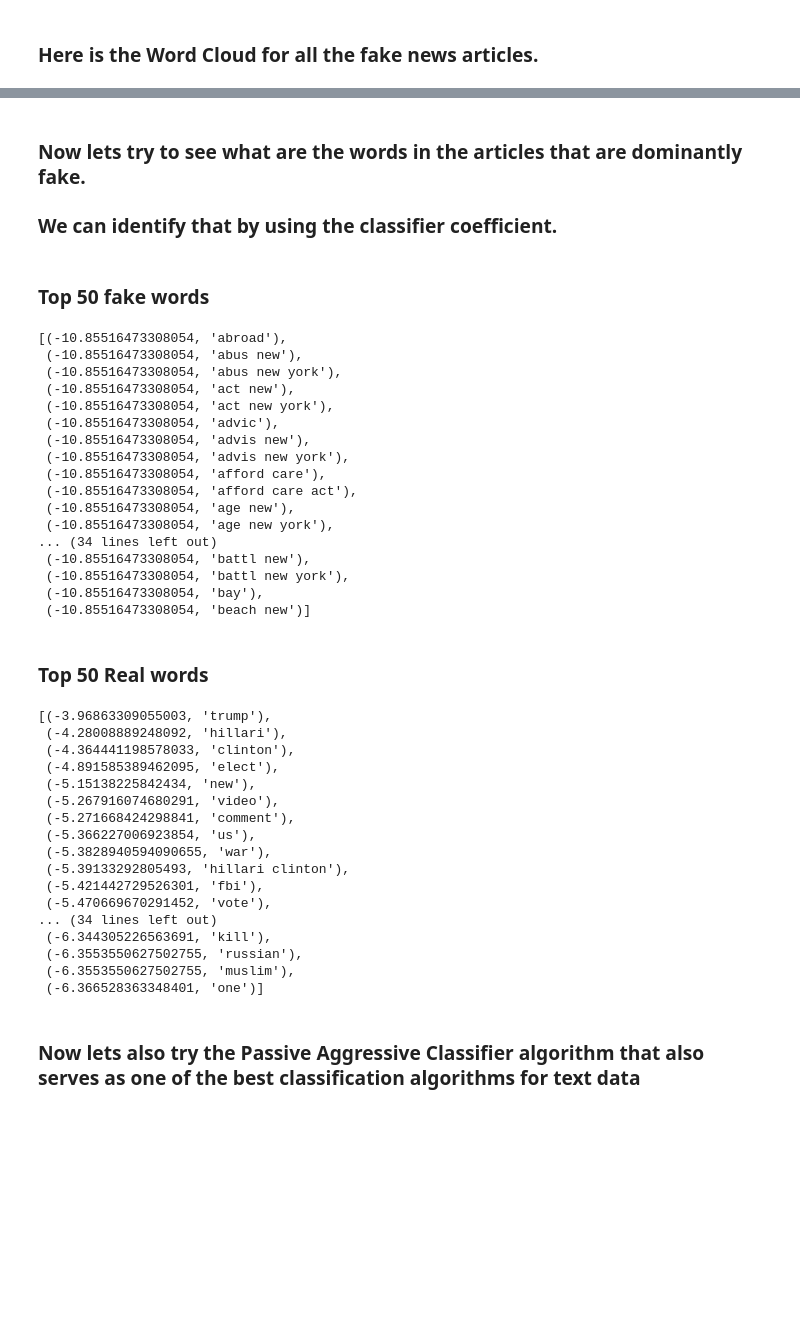
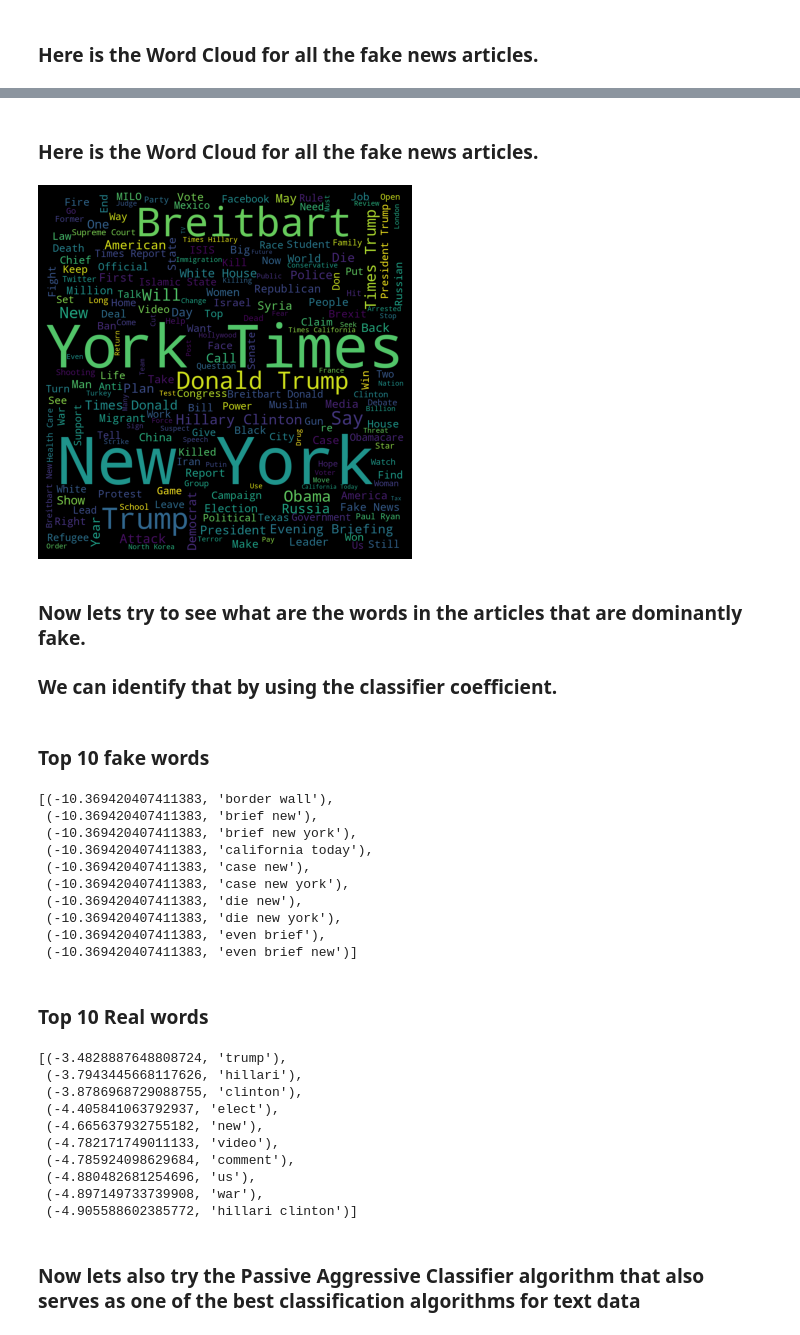
Before and after one commit to sdamaraju/DataScienceProjects, a Jupyter notebook: FakeNewsDetector - Project 7/notebooks/FakeNewsDetector.ipynb, the cells around one changed output, grey strips where cells are left out. Cells and saved outputs as stored; diff of their text form; code cells hidden in the pictures; blank space fills up the shorter version.

```diff
--- a/FakeNewsDetector - Project 7/notebooks/FakeNewsDetector.ipynb
+++ b/FakeNewsDetector - Project 7/notebooks/FakeNewsDetector.ipynb
@@ -225,50 +226,50 @@ plt.show()
+# %% [markdown]
+### Here is the Word Cloud for all the fake news articles.
+# %%
+from wordcloud import WordCloud
+import matplotlib.pyplot as plt
+real=' '.join(list(train_dataset[train_dataset['label']==0]['title']))
+real=WordCloud(width=1024, height=1024).generate(real)
+plt.figure(figsize=(5,5),facecolor='k')
+plt.imshow(real)
+plt.axis('off')
+plt.tight_layout(pad=0)
+plt.show()
+# %% [output]
+[figure, added]
 # %% [markdown]
 ### Now lets try to see what are the words in the articles that are dominantly fake.
 ### We can identify that by using the classifier coefficient.
 # %% [markdown]
-### Top 50 fake words
+### Top 10 fake words
 # %%
-sorted(zip(classifier.coef_[0], cv.get_feature_names()))[:50]
+sorted(zip(classifier.coef_[0], cv.get_feature_names()))[:10]
 # %% [output]
-[(-10.85516473308054, 'abroad'),
- (-10.85516473308054, 'abus new'),
- (-10.85516473308054, 'abus new york'),
- (-10.85516473308054, 'act new'),
- (-10.85516473308054, 'act new york'),
- (-10.85516473308054, 'advic'),
- (-10.85516473308054, 'advis new'),
- (-10.85516473308054, 'advis new york'),
- (-10.85516473308054, 'afford care'),
- (-10.85516473308054, 'afford care act'),
- (-10.85516473308054, 'age new'),
- (-10.85516473308054, 'age new york'),
-... (34 lines left out)
- (-10.85516473308054, 'battl new'),
- (-10.85516473308054, 'battl new york'),
- (-10.85516473308054, 'bay'),
- (-10.85516473308054, 'beach new')]
+[(-10.369420407411383, 'border wall'),
+ (-10.369420407411383, 'brief new'),
+ (-10.369420407411383, 'brief new york'),
+ (-10.369420407411383, 'california today'),
+ (-10.369420407411383, 'case new'),
+ (-10.369420407411383, 'case new york'),
+ (-10.369420407411383, 'die new'),
+ (-10.369420407411383, 'die new york'),
+ (-10.369420407411383, 'even brief'),
+ (-10.369420407411383, 'even brief new')]
 # %% [markdown]
-### Top 50 Real words
+### Top 10 Real words
 # %%
-sorted(zip(classifier.coef_[0], cv.get_feature_names()),reverse=True)[:50]
+sorted(zip(classifier.coef_[0], cv.get_feature_names()),reverse=True)[:10]
 # %% [output]
-[(-3.96863309055003, 'trump'),
- (-4.28008889248092, 'hillari'),
- (-4.364441198578033, 'clinton'),
- (-4.891585389462095, 'elect'),
- (-5.15138225842434, 'new'),
- (-5.267916074680291, 'video'),
- (-5.271668424298841, 'comment'),
- (-5.366227006923854, 'us'),
- (-5.3828940594090655, 'war'),
- (-5.39133292805493, 'hillari clinton'),
- (-5.421442729526301, 'fbi'),
- (-5.470669670291452, 'vote'),
-... (34 lines left out)
- (-6.344305226563691, 'kill'),
- (-6.3553550627502755, 'russian'),
- (-6.3553550627502755, 'muslim'),
- (-6.366528363348401, 'one')]
+[(-3.4828887648808724, 'trump'),
+ (-3.7943445668117626, 'hillari'),
+ (-3.8786968729088755, 'clinton'),
+ (-4.405841063792937, 'elect'),
+ (-4.665637932755182, 'new'),
+ (-4.782171749011133, 'video'),
+ (-4.785924098629684, 'comment'),
+ (-4.880482681254696, 'us'),
+ (-4.897149733739908, 'war'),
+ (-4.905588602385772, 'hillari clinton')]
 # %% [markdown]
 ### Now lets also try the Passive Aggressive Classifier algorithm that also serves as one of the best classification algorithms for text data
 # %% [markdown]
```
Also changed, not shown: parts of 19 cells of this notebook.
